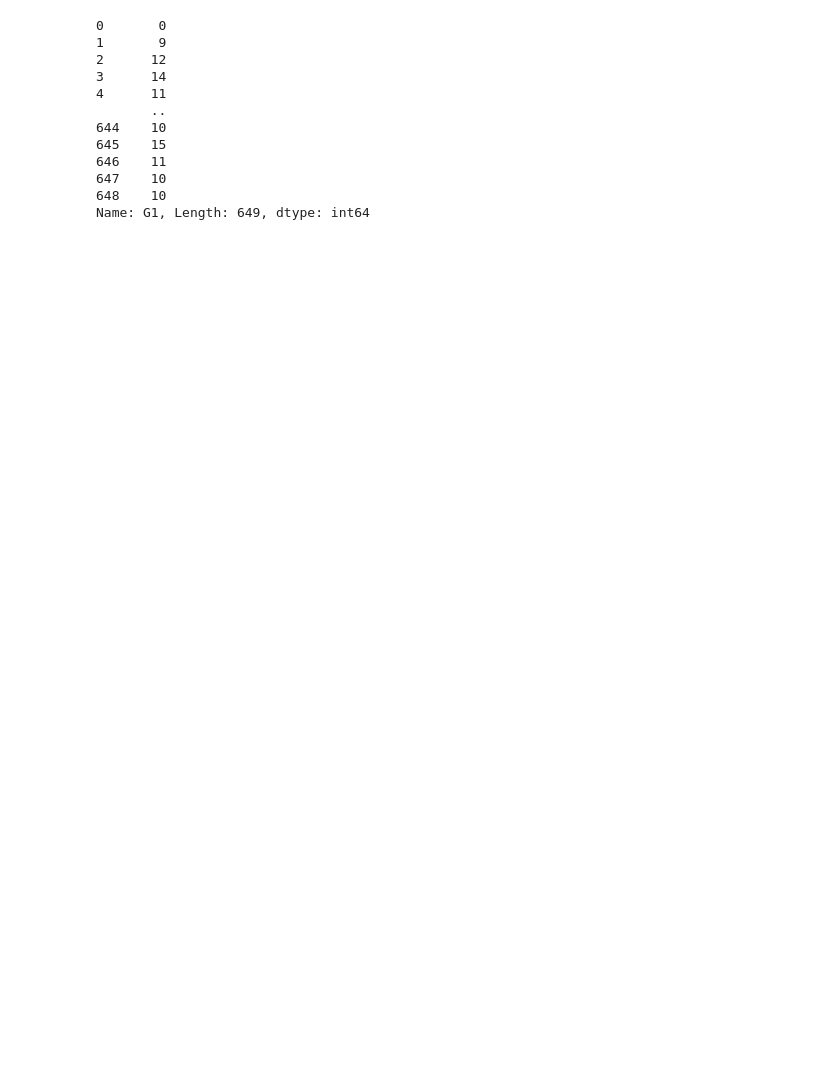
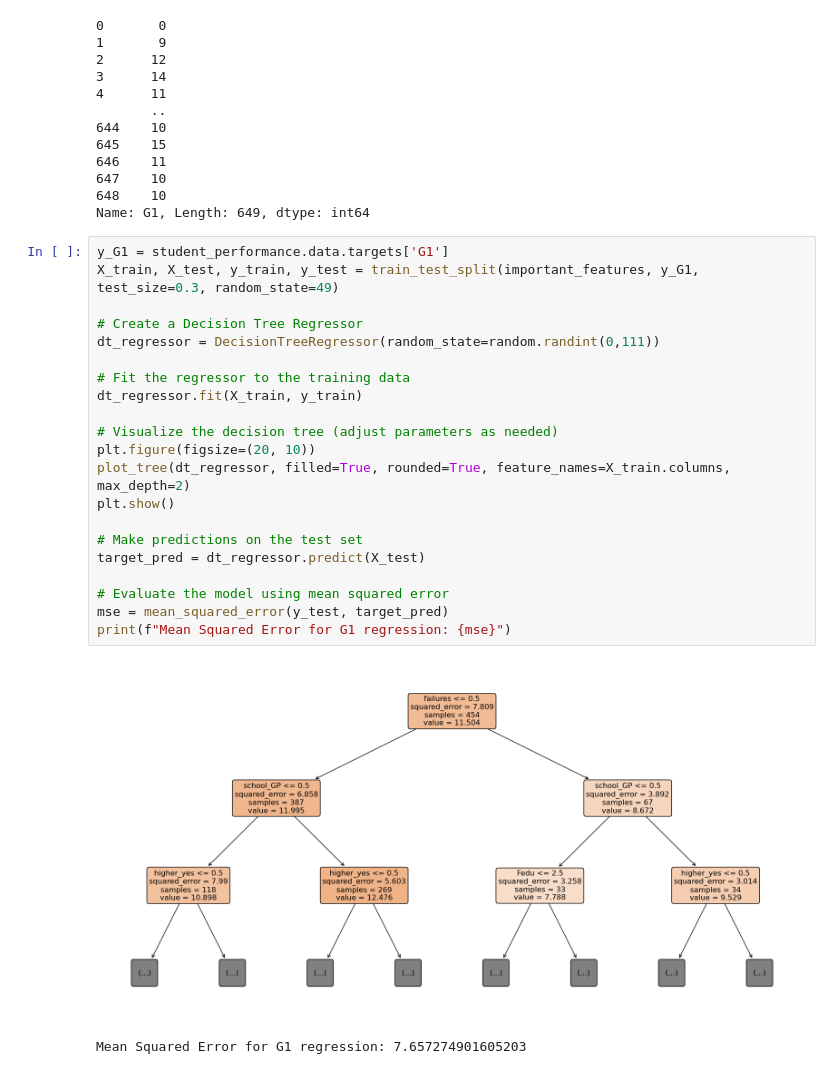
Before and after one commit to gszp1/Data_Analysis, a Jupyter notebook: Projekt.ipynb, the cells around one changed output. Cells and saved outputs as stored; diff of their text form; blank space fills up the shorter version.

```diff
--- a/Projekt.ipynb
+++ b/Projekt.ipynb
@@ -105,3 +128,27 @@ plt.show()
 647    10
 648    10
 Name: G1, Length: 649, dtype: int64
+# %%
+y_G1 = student_performance.data.targets['G1']
+X_train, X_test, y_train, y_test = train_test_split(important_features, y_G1, test_size=0.3, random_state=49)
+
+# Create a Decision Tree Regressor
+dt_regressor = DecisionTreeRegressor(random_state=random.randint(0,111))
+
+# Fit the regressor to the training data
+dt_regressor.fit(X_train, y_train)
+
+# Visualize the decision tree (adjust parameters as needed)
+plt.figure(figsize=(20, 10))
+plot_tree(dt_regressor, filled=True, rounded=True, feature_names=X_train.columns, max_depth=2)
+plt.show()
+
+# Make predictions on the test set
+target_pred = dt_regressor.predict(X_test)
+
+# Evaluate the model using mean squared error
+mse = mean_squared_error(y_test, target_pred)
+print(f"Mean Squared Error for G1 regression: {mse}")
+# %% [output]
+[figure, added]
+Mean Squared Error for G1 regression: 7.657274901605203
```
Also changed, not shown: parts of 2 cells of this notebook.
